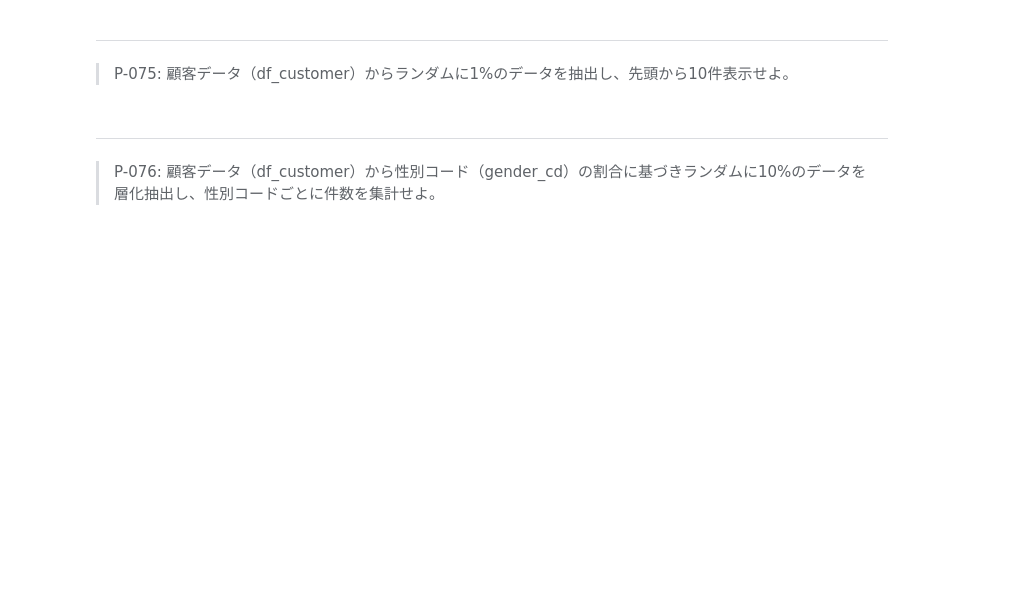
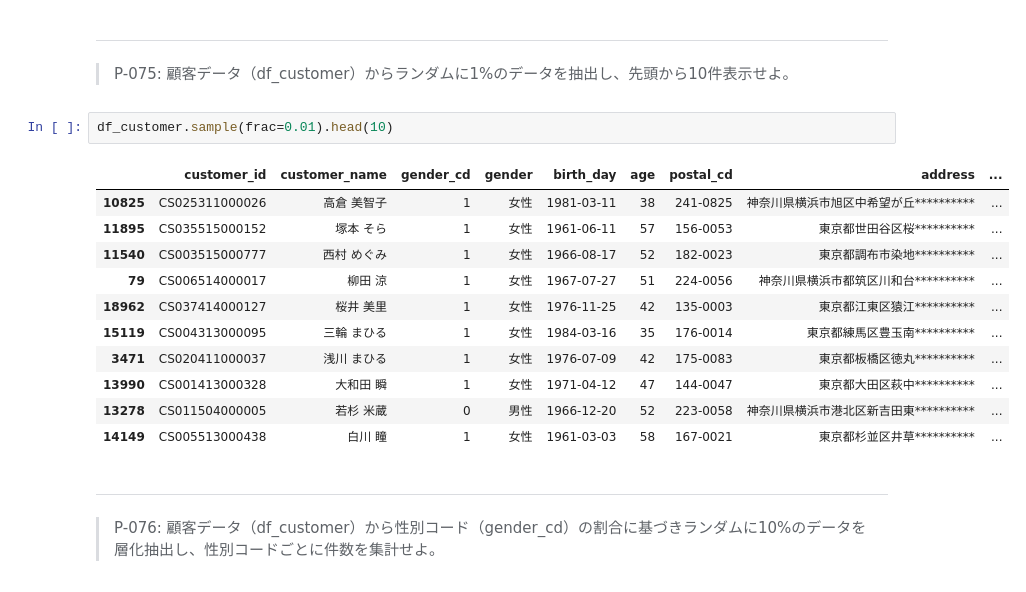
Before and after one commit to HinakoTanno/Hinako, a Jupyter notebook: 100knocks-preprocess-master/docker/work/preprocess_knock_Python.ipynb, the cells around one changed output. Drawn from its saved outputs; the diff is of its cells as text; blank space fills up the shorter version.

```diff
--- a/100knocks-preprocess-master/docker/work/preprocess_knock_Python.ipynb
+++ b/100knocks-preprocess-master/docker/work/preprocess_knock_Python.ipynb
@@ -1211,6 +1464,20 @@ t.head(10)
 # %% [markdown]
 ---
 > P-075: 顧客データ（df_customer）からランダムに1%のデータを抽出し、先頭から10件表示せよ。
+# %%
+df_customer.sample(frac=0.01).head(10)
+# %% [output]
+|  | customer_id | customer_name | gender_cd | gender | birth_day | age | postal_cd | address | ... |
+| 10825 | CS025311000026 | 高倉 美智子 | 1 | 女性 | 1981-03-11 | 38 | 241-0825 | 神奈川県横浜市旭区中希望が丘********** | ... |
+| 11895 | CS035515000152 | 塚本 そら | 1 | 女性 | 1961-06-11 | 57 | 156-0053 | 東京都世田谷区桜********** | ... |
+| 11540 | CS003515000777 | 西村 めぐみ | 1 | 女性 | 1966-08-17 | 52 | 182-0023 | 東京都調布市染地********** | ... |
+| 79 | CS006514000017 | 柳田 涼 | 1 | 女性 | 1967-07-27 | 51 | 224-0056 | 神奈川県横浜市都筑区川和台********** | ... |
+| 18962 | CS037414000127 | 桜井 美里 | 1 | 女性 | 1976-11-25 | 42 | 135-0003 | 東京都江東区猿江********** | ... |
+| 15119 | CS004313000095 | 三輪 まひる | 1 | 女性 | 1984-03-16 | 35 | 176-0014 | 東京都練馬区豊玉南********** | ... |
+| 3471 | CS020411000037 | 浅川 まひる | 1 | 女性 | 1976-07-09 | 42 | 175-0083 | 東京都板橋区徳丸********** | ... |
+| 13990 | CS001413000328 | 大和田 瞬 | 1 | 女性 | 1971-04-12 | 47 | 144-0047 | 東京都大田区萩中********** | ... |
+| 13278 | CS011504000005 | 若杉 米蔵 | 0 | 男性 | 1966-12-20 | 52 | 223-0058 | 神奈川県横浜市港北区新吉田東********** | ... |
+| 14149 | CS005513000438 | 白川 瞳 | 1 | 女性 | 1961-03-03 | 58 | 167-0021 | 東京都杉並区井草********** | ... |
 # %% [markdown]
 ---
 > P-076: 顧客データ（df_customer）から性別コード（gender_cd）の割合に基づきランダムに10%のデータを層化抽出し、性別コードごとに件数を集計せよ。
```
Also changed, not shown: parts of 19 cells of this notebook.
